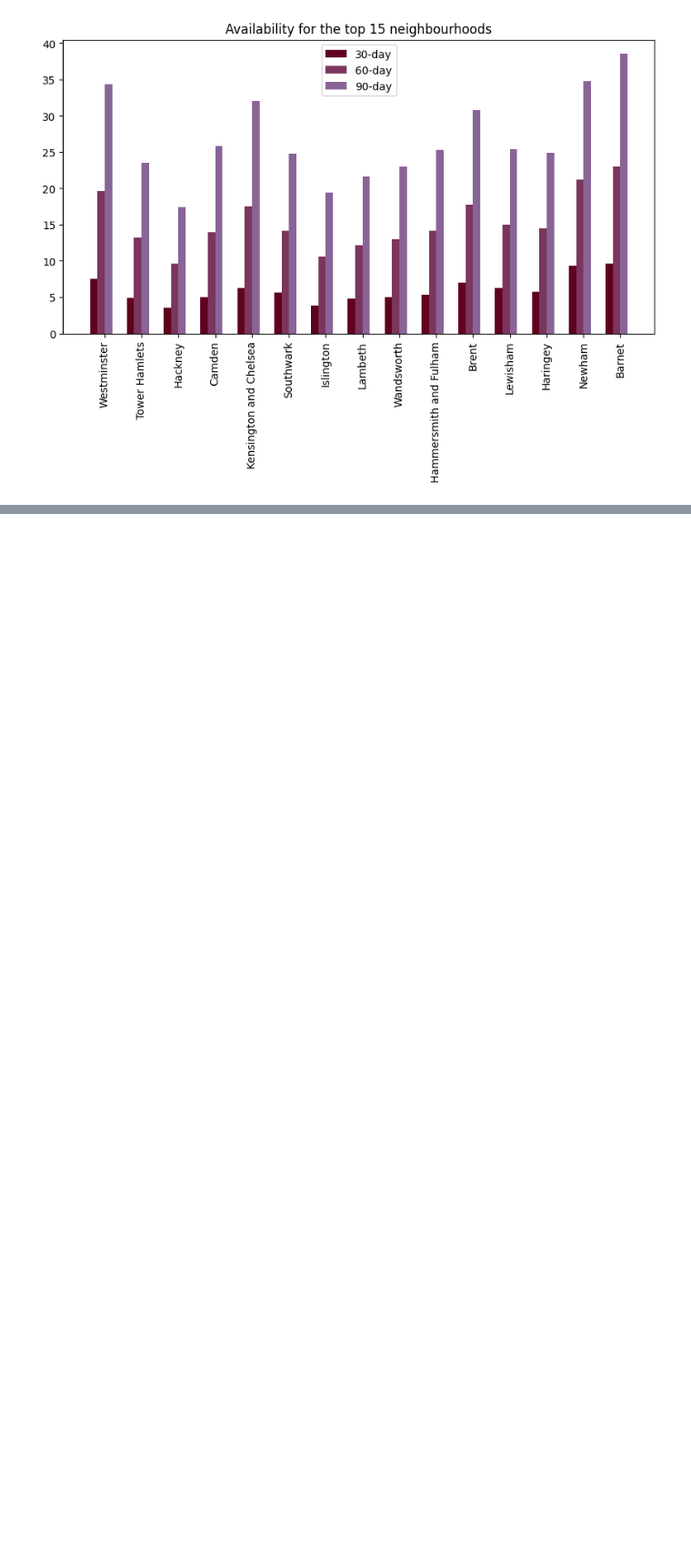
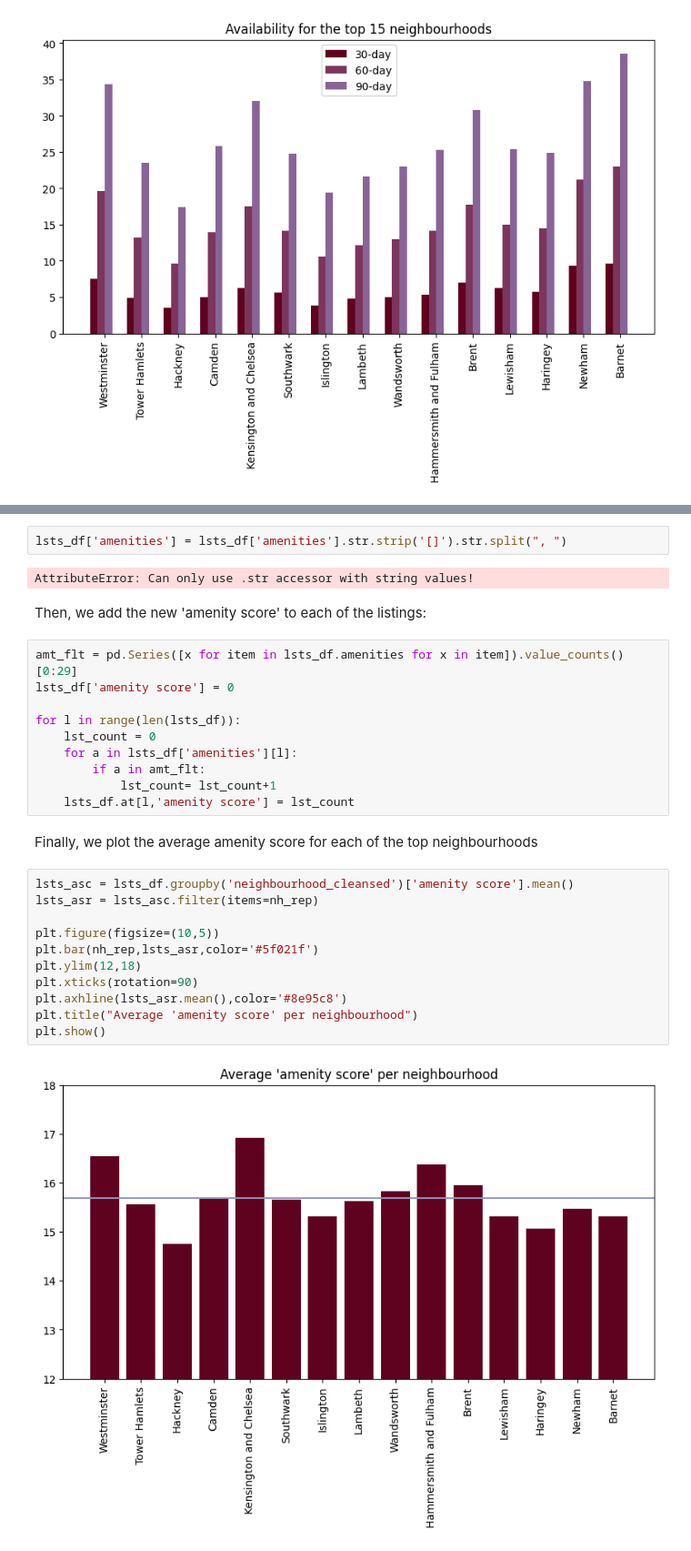
Before and after one commit to DJRT-11/MINE4101-T1, a Jupyter notebook: DevNotebook.ipynb, the cells around one changed output, grey strips where cells are left out. Shown at 91% size. Cells and saved outputs as stored; diff of their text form; blank space fills up the shorter version.

```diff
--- a/DevNotebook.ipynb
+++ b/DevNotebook.ipynb
@@ -249,0 +251,31 @@ plt.show()
+# %%
+lsts_df['amenities'] = lsts_df['amenities'].str.strip('[]').str.split(", ")
+# %% [output]
+AttributeError: Can only use .str accessor with string values!
+# %% [markdown]
+Then, we add the new 'amenity score' to each of the listings:
+# %%
+amt_flt = pd.Series([x for item in lsts_df.amenities for x in item]).value_counts()[0:29]
+lsts_df['amenity score'] = 0
+
+for l in range(len(lsts_df)):
+    lst_count = 0
+    for a in lsts_df['amenities'][l]:
+        if a in amt_flt:
+            lst_count= lst_count+1
+    lsts_df.at[l,'amenity score'] = lst_count
+# %% [markdown]
+Finally, we plot the average amenity score for each of the top neighbourhoods
+# %%
+lsts_asc = lsts_df.groupby('neighbourhood_cleansed')['amenity score'].mean()
+lsts_asr = lsts_asc.filter(items=nh_rep)
+
+plt.figure(figsize=(10,5))
+plt.bar(nh_rep,lsts_asr,color='#5f021f')
+plt.ylim(12,18)
+plt.xticks(rotation=90)
+plt.axhline(lsts_asr.mean(),color='#8e95c8')
+plt.title("Average 'amenity score' per neighbourhood")
+plt.show()
+# %% [output]
+[figure, added]
```
Also changed, not shown: parts of 14 cells of this notebook, 1 other file.
